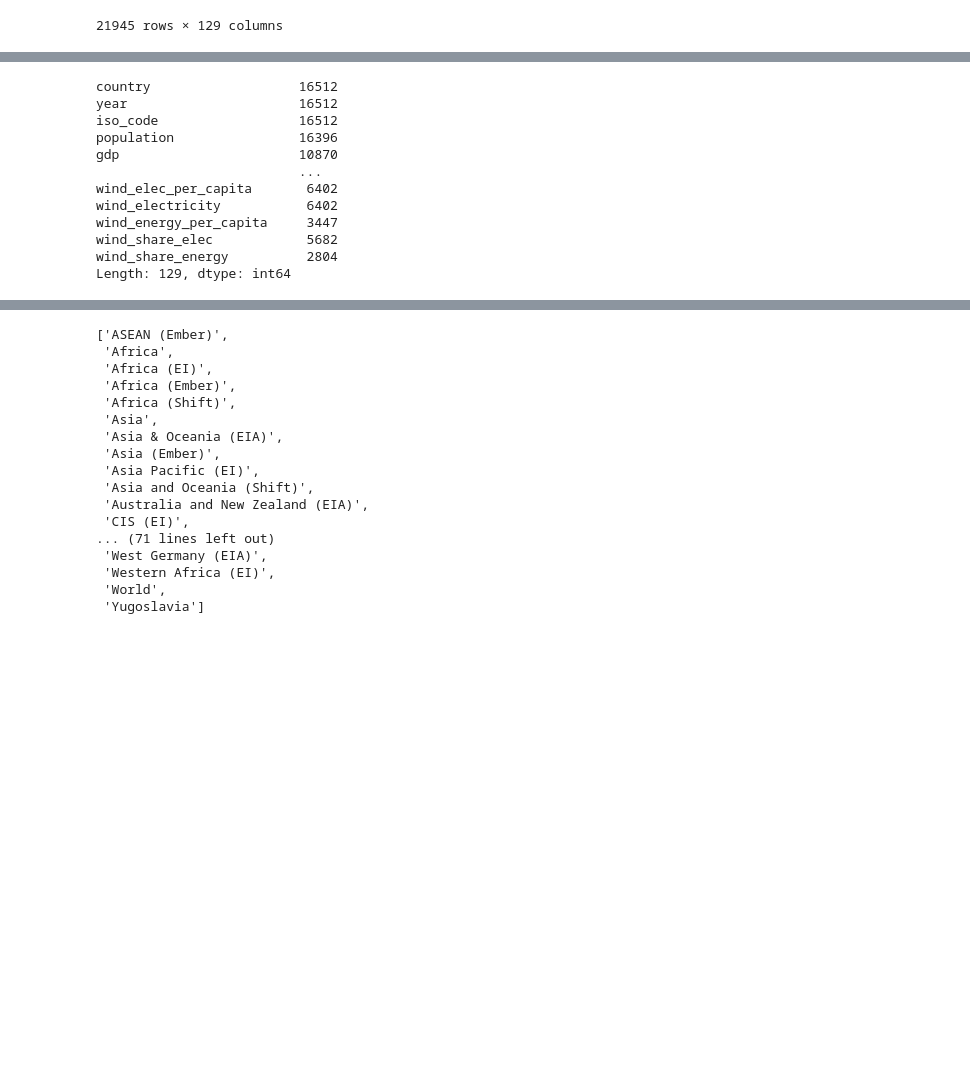
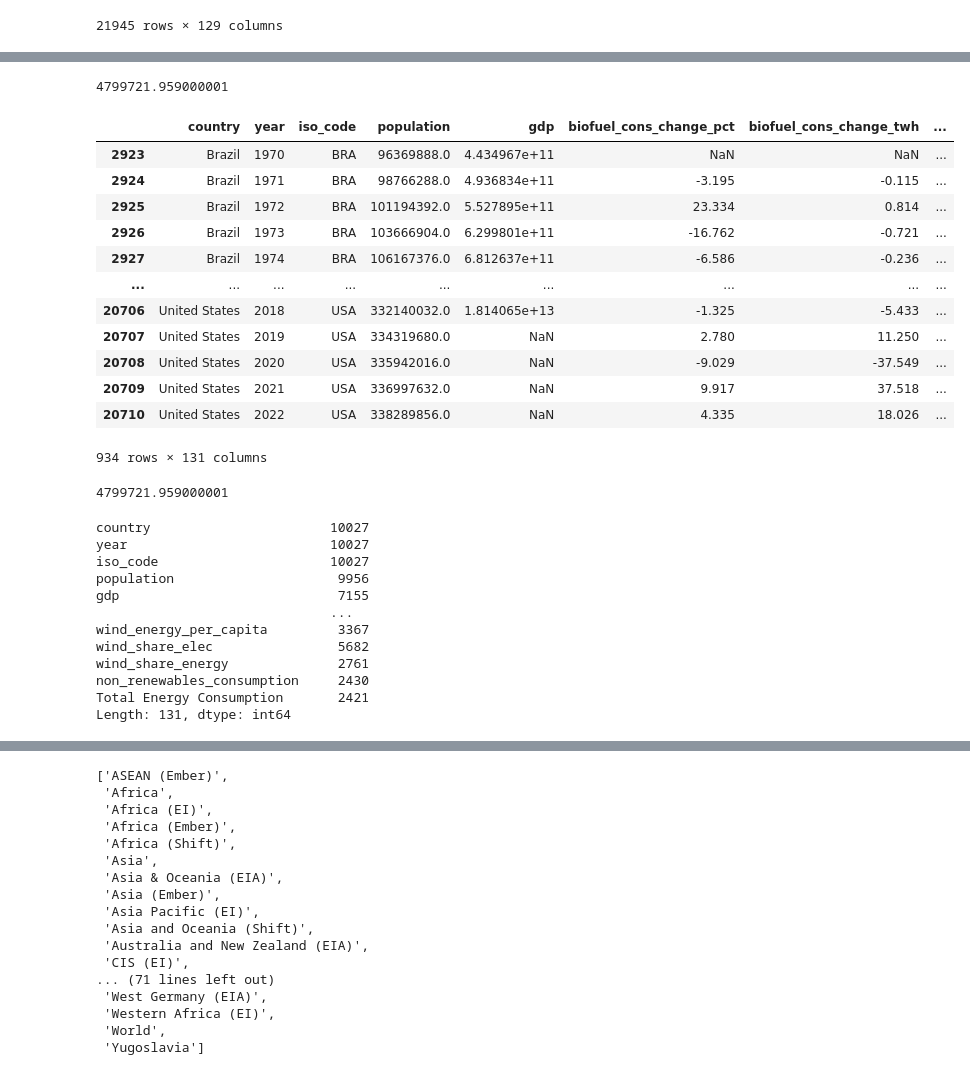
Before and after one commit to skythelimitdt/data_analytics_proj1, a Jupyter notebook: world_energy_consumption.ipynb, the cells around one changed output, grey strips where cells are left out. Cells and saved outputs as stored; diff of their text form; code cells hidden in the pictures; blank space fills up the shorter version.

```diff
--- a/world_energy_consumption.ipynb
+++ b/world_energy_consumption.ipynb
@@ -119,20 +255,53 @@ countries_world_energy_df
+# %%
+total_consumption
+# %% [output]
+4799721.959000001
+# %%
+top_country_df = filtered_countries.loc[
+    filtered_countries['country'].isin([
+        'China', 'United States', 'Russia', 'India', 'Japan',
+        'Canada', 'Brazil', 'France', 'South Korea', 'United Kingdom', 'Mexico', 'Spain', 'Italy',
+        'Iran', 'Ukraine', 'South Africa', 'Taiwan', 'Netherland', 'Sweden'
+    ])
+]
+
+top_country_df
+# %% [output]
+|  | country | year | iso_code | population | gdp | biofuel_cons_change_pct | biofuel_cons_change_twh | ... |
+| 2923 | Brazil | 1970 | BRA | 96369888.0 | 4.434967e+11 | NaN | NaN | ... |
+| 2924 | Brazil | 1971 | BRA | 98766288.0 | 4.936834e+11 | -3.195 | -0.115 | ... |
+| 2925 | Brazil | 1972 | BRA | 101194392.0 | 5.527895e+11 | 23.334 | 0.814 | ... |
+| 2926 | Brazil | 1973 | BRA | 103666904.0 | 6.299801e+11 | -16.762 | -0.721 | ... |
+| 2927 | Brazil | 1974 | BRA | 106167376.0 | 6.812637e+11 | -6.586 | -0.236 | ... |
+| ... | ... | ... | ... | ... | ... | ... | ... | ... |
+| 20706 | United States | 2018 | USA | 332140032.0 | 1.814065e+13 | -1.325 | -5.433 | ... |
+| 20707 | United States | 2019 | USA | 334319680.0 | NaN | 2.780 | 11.250 | ... |
+| 20708 | United States | 2020 | USA | 335942016.0 | NaN | -9.029 | -37.549 | ... |
+| 20709 | United States | 2021 | USA | 336997632.0 | NaN | 9.917 | 37.518 | ... |
+| 20710 | United States | 2022 | USA | 338289856.0 | NaN | 4.335 | 18.026 | ... |
+934 rows × 131 columns
+# %%
+top_countries_consumption=top_countries['Total Energy Consumption'].sum()
+top_countries_consumption
+# %% [output]
+4799721.959000001
 # %%
 pd.set_option("display.max_columns", None)
-count_result = countries_world_energy_df.count()
+count_result = filtered_countries.count()
 count_result
 # %% [output]
-country                   16512
-year                      16512
-iso_code                  16512
-population                16396
-gdp                       10870
-                          ...
-wind_elec_per_capita       6402
-wind_electricity           6402
-wind_energy_per_capita     3447
-wind_share_elec            5682
-wind_share_energy          2804
-Length: 129, dtype: int64
+country                       10027
+year                          10027
+iso_code                      10027
+population                     9956
+gdp                            7155
+                              ...
+wind_energy_per_capita         3367
+wind_share_elec                5682
+wind_share_energy              2761
+non_renewables_consumption     2430
+Total Energy Consumption       2421
+Length: 131, dtype: int64
 # %%
 continents_df = world_energy_df[world_energy_df["iso_code"].isna()]
 continents_df
```
Also changed, not shown: parts of 19 cells of this notebook.
